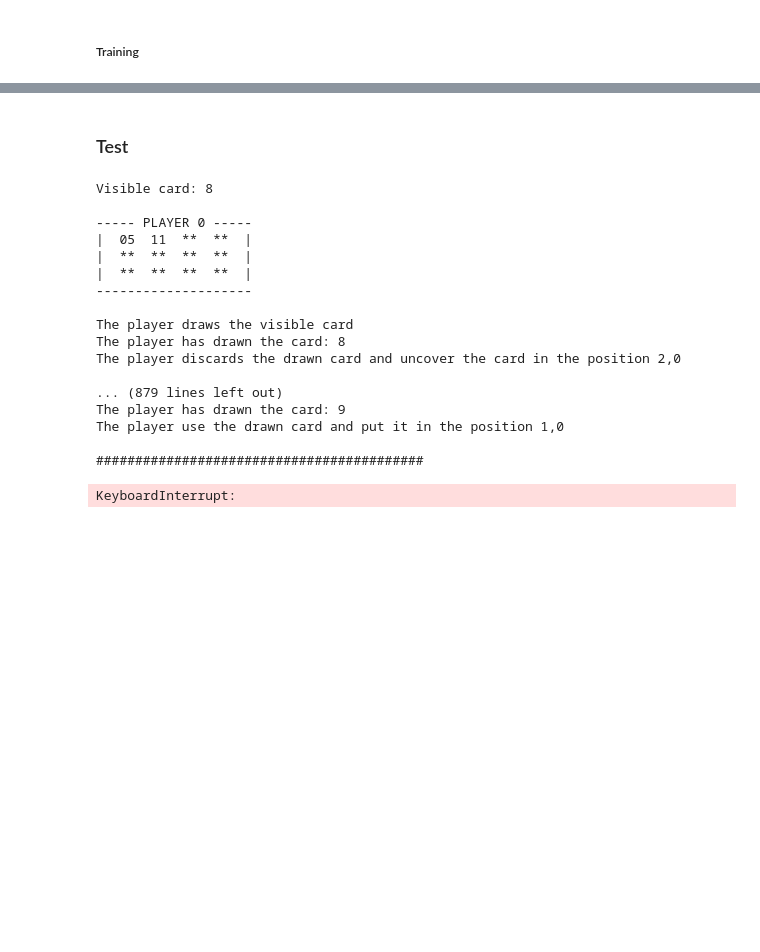
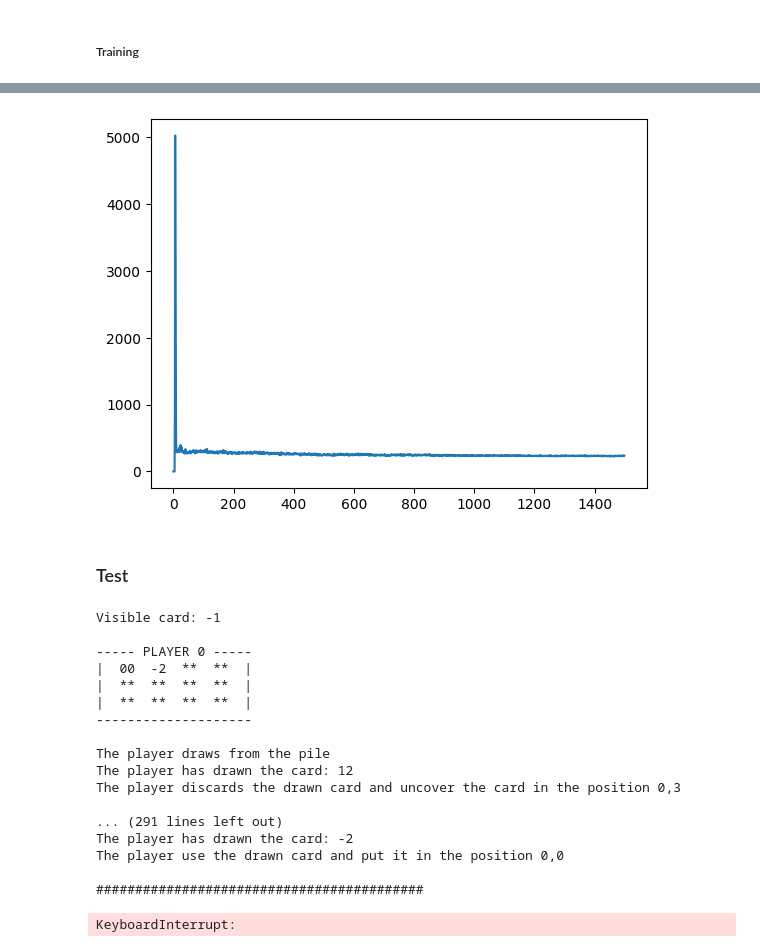
Before and after one commit to william-roche1/SkyjoRL, a Jupyter notebook: dqn_agent.ipynb, the cells around one changed output, grey strips where cells are left out. Saved outputs shown, nothing was run; the diff lists cells and outputs as text; code cells hidden in the pictures; blank space fills up the shorter version.

```diff
--- a/dqn_agent.ipynb
+++ b/dqn_agent.ipynb
@@ -117,9 +117,9 @@ class ReplayMemory(object):
 class DQN(nn.Module):
     def __init__(self, n_observations, n_actions):
         super(DQN, self).__init__()
-        self.layer1 = nn.Linear(n_observations, 128)
-        self.layer2 = nn.Linear(128, 128)
-        self.layer3 = nn.Linear(128, n_actions)
+        self.layer1 = nn.Linear(n_observations, 256)
+        self.layer2 = nn.Linear(256, 256)
+        self.layer3 = nn.Linear(256, n_actions)
 
     def forward(self, x):
         x = F.relu(self.layer1(x))
@@ -380,16 +405,23 @@ plt.show()
+# %%
+# Plot rewards during training
+
+plt.plot(losses)
+plt.show()
+# %% [output]
+[figure, added]
 # %% [markdown]
 ### Test
 # %%
 # A singleplayer game, with the baseline agent
 
-env = environment.SkyjoEnv(n_players=1)
+env = environment.SkyjoEnv(n_players=1, device=device)
 observation = env.reset()
 
 done = False
 
 while not done:
     print_board(env.get_state())
-    valid_actions = env.get_valid_actions()
+    valid_actions = env.get_valid_actions(observation["player_turn"], observation["deck_mask"], device=device)
     action = select_action(observation, policy_net, valid_actions, 0, device)
     if action[0] == 0:
         print(f"The player draws from the pile")
@@ -397,7 +429,7 @@ while not done:
         print(f"The player draws the visible card")
     observation, _, _ = env.step(action)
 
-    valid_actions = env.get_valid_actions()
+    valid_actions = env.get_valid_actions(observation["player_turn"], observation["deck_mask"], device=device)
     action = select_action(observation, policy_net, valid_actions, 0, device)
     print(f"The player has drawn the card: {observation["visible_card"]}")
     if action[1] == 1:
@@ -410,21 +442,21 @@ while not done:
 
 print_board(env.get_state())
 # %% [output]
-Visible card: 8
+Visible card: -1
 
 ----- PLAYER 0 -----
-|  05  11  **  **  |
+|  00  -2  **  **  |
 |  **  **  **  **  |
 |  **  **  **  **  |
 --------------------
 
-The player draws the visible card
-The player has drawn the card: 8
-The player discards the drawn card and uncover the card in the position 2,0
+The player draws from the pile
+The player has drawn the card: 12
+The player discards the drawn card and uncover the card in the position 0,3
 
-... (879 lines left out)
-The player has drawn the card: 9
-The player use the drawn card and put it in the position 1,0
+... (291 lines left out)
+The player has drawn the card: -2
+The player use the drawn card and put it in the position 0,0
 
 ##########################################
 KeyboardInterrupt:
```
Also changed, not shown: parts of 11 cells of this notebook, 1 other file.
